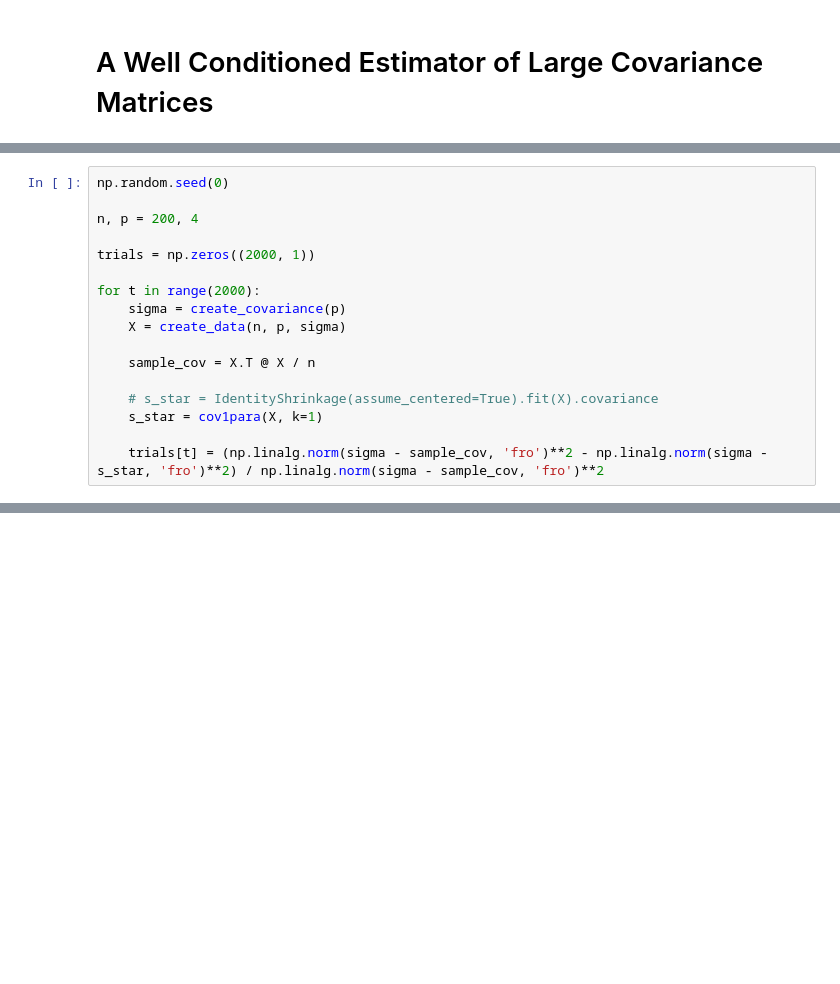
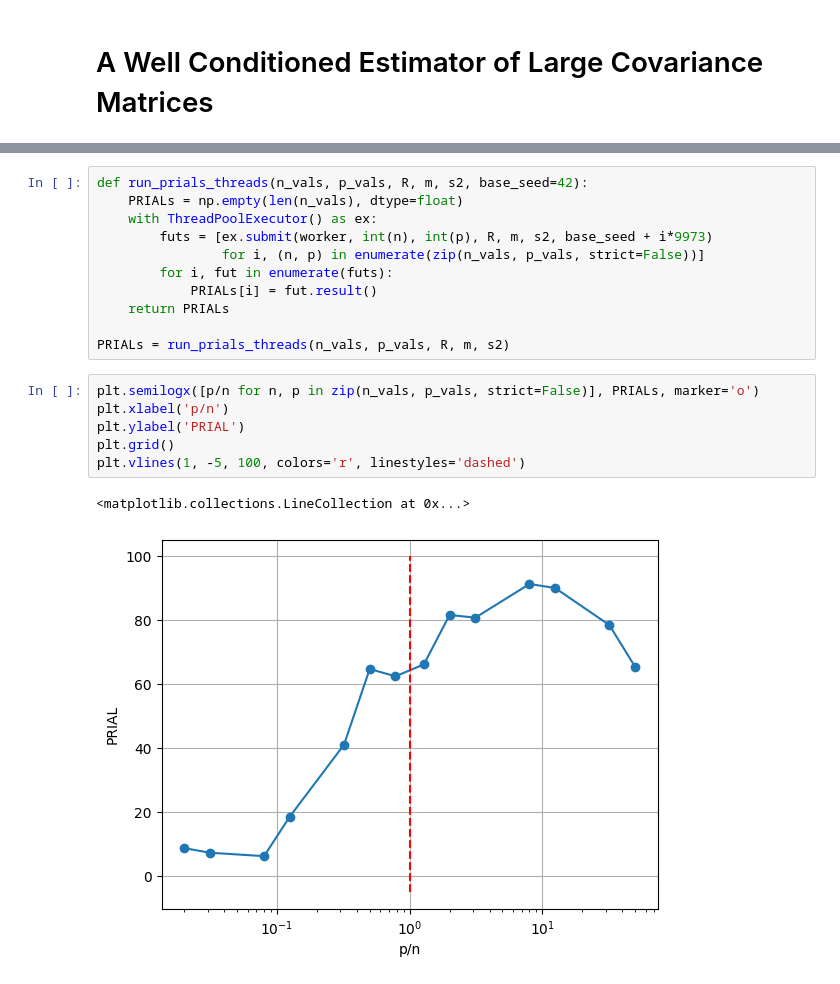
Before and after one commit to Dr4k3z/covShrinkage, a Jupyter notebook: paper.ipynb, the cells around one changed output, grey strips where cells are left out. Saved outputs shown, nothing was run; the diff lists cells and outputs as text; blank space fills up the shorter version.

Commit message:
started reproducing papers results

```diff
--- a/paper.ipynb
+++ b/paper.ipynb
@@ -116,17 +11,0 @@ def cov1para(Y, k=None):
-# %%
-np.random.seed(0)
-
-n, p = 200, 4
-
-trials = np.zeros((2000, 1))
-
-for t in range(2000):
-    sigma = create_covariance(p)
-    X = create_data(n, p, sigma)
-
-    sample_cov = X.T @ X / n
-
-    # s_star = IdentityShrinkage(assume_centered=True).fit(X).covariance
-    s_star = cov1para(X, k=1)
-
-    trials[t] = (np.linalg.norm(sigma - sample_cov, 'fro')**2 - np.linalg.norm(sigma - s_star, 'fro')**2) / np.linalg.norm(sigma - sample_cov, 'fro')**2
@@ -136,0 +88,20 @@ np.float64(0.034624386606333914)
+# %%
+def run_prials_threads(n_vals, p_vals, R, m, s2, base_seed=42):
+    PRIALs = np.empty(len(n_vals), dtype=float)
+    with ThreadPoolExecutor() as ex:
+        futs = [ex.submit(worker, int(n), int(p), R, m, s2, base_seed + i*9973)
+                for i, (n, p) in enumerate(zip(n_vals, p_vals, strict=False))]
+        for i, fut in enumerate(futs):
+            PRIALs[i] = fut.result()
+    return PRIALs
+
+PRIALs = run_prials_threads(n_vals, p_vals, R, m, s2)
+# %%
+plt.semilogx([p/n for n, p in zip(n_vals, p_vals, strict=False)], PRIALs, marker='o')
+plt.xlabel('p/n')
+plt.ylabel('PRIAL')
+plt.grid()
+plt.vlines(1, -5, 100, colors='r', linestyles='dashed')
+# %% [output]
+<matplotlib.collections.LineCollection at 0x...>
+[figure, added]
```
Also changed, not shown: parts of 12 cells of this notebook, 2 other files.
